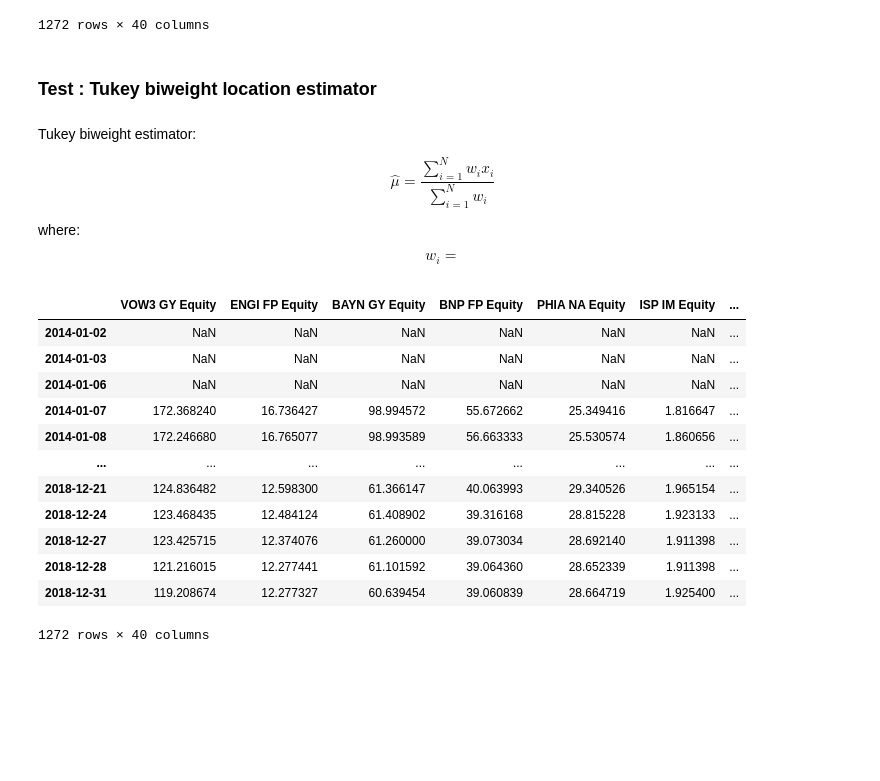
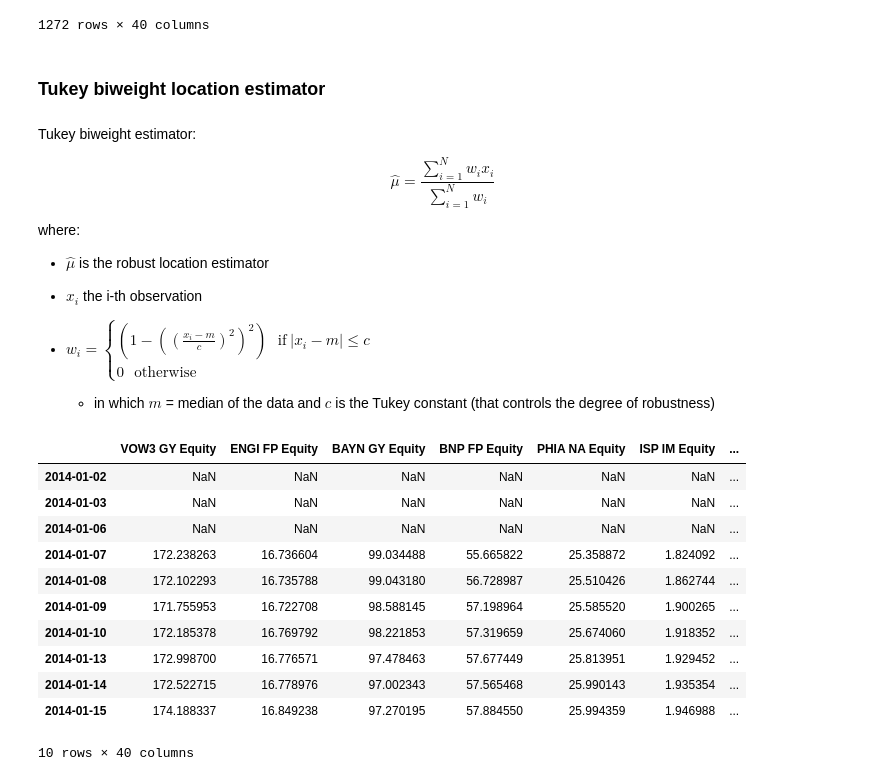
Before and after one commit to tommasograndi/portfolio-opt-with-BiLSTM-stock-preselection, a Jupyter notebook: datapreprocessing.ipynb, the cells around one changed output. Cells and saved outputs as stored; diff of their text form; code cells hidden in the pictures; blank space fills up the shorter version.

```diff
--- a/datapreprocessing.ipynb
+++ b/datapreprocessing.ipynb
@@ -248,7 +256,7 @@ display(huber_estimates)
 # %%
 ### plot original series (for 1 stock) with location ts using different windows (pick the one with less variability)
 # %% [markdown]
-### Test : Tukey biweight location estimator
+### Tukey biweight location estimator
 # %% [markdown]
 Tukey biweight estimator:
 
@@ -256,4 +264,11 @@ $$ \hat{\mu} = \frac{\sum_{i=1}^N w_i x_i}{\sum_{i=1}^N w_i} $$
 
 where:
 
-$$ w_i =  $$
+- $ \hat{\mu}$ is the robust location estimator
+- $x_i$ the i-th observation
+- $ w_i = \begin{cases}
+(1-((\frac{x_i-m}{c})^2)^2)\ \ \ \text{if} \ |x_i-m| \le c\\
+0 \ \ \ \text{otherwise}
+\end{cases}$
+
+    - in which $m$ = median of the data and $c$ is the Tukey constant (that controls the degree of robustness)
@@ -271,16 +274,0 @@ tukey_estimates = X_close.drop(['Day_of_week'], axis=1).rolling(window=4).apply(
-# %%
-tukey_estimates
-# %% [output]
-|  | VOW3 GY Equity | ENGI FP Equity | BAYN GY Equity | BNP FP Equity | PHIA NA Equity | ISP IM Equity | ... |
-| 2014-01-02 | NaN | NaN | NaN | NaN | NaN | NaN | ... |
-| 2014-01-03 | NaN | NaN | NaN | NaN | NaN | NaN | ... |
-| 2014-01-06 | NaN | NaN | NaN | NaN | NaN | NaN | ... |
-| 2014-01-07 | 172.368240 | 16.736427 | 98.994572 | 55.672662 | 25.349416 | 1.816647 | ... |
-| 2014-01-08 | 172.246680 | 16.765077 | 98.993589 | 56.663333 | 25.530574 | 1.860656 | ... |
-| ... | ... | ... | ... | ... | ... | ... | ... |
-| 2018-12-21 | 124.836482 | 12.598300 | 61.366147 | 40.063993 | 29.340526 | 1.965154 | ... |
-| 2018-12-24 | 123.468435 | 12.484124 | 61.408902 | 39.316168 | 28.815228 | 1.923133 | ... |
-| 2018-12-27 | 123.425715 | 12.374076 | 61.260000 | 39.073034 | 28.692140 | 1.911398 | ... |
-| 2018-12-28 | 121.216015 | 12.277441 | 61.101592 | 39.064360 | 28.652339 | 1.911398 | ... |
-| 2018-12-31 | 119.208674 | 12.277327 | 60.639454 | 39.060839 | 28.664719 | 1.925400 | ... |
-1272 rows × 40 columns
@@ -286,0 +280,15 @@ tukey_estimates
+# %%
+tukey_estimates.head(10)
+# %% [output]
+|  | VOW3 GY Equity | ENGI FP Equity | BAYN GY Equity | BNP FP Equity | PHIA NA Equity | ISP IM Equity | ... |
+| 2014-01-02 | NaN | NaN | NaN | NaN | NaN | NaN | ... |
+| 2014-01-03 | NaN | NaN | NaN | NaN | NaN | NaN | ... |
+| 2014-01-06 | NaN | NaN | NaN | NaN | NaN | NaN | ... |
+| 2014-01-07 | 172.238263 | 16.736604 | 99.034488 | 55.665822 | 25.358872 | 1.824092 | ... |
+| 2014-01-08 | 172.102293 | 16.735788 | 99.043180 | 56.728987 | 25.510426 | 1.862744 | ... |
+| 2014-01-09 | 171.755953 | 16.722708 | 98.588145 | 57.198964 | 25.585520 | 1.900265 | ... |
+| 2014-01-10 | 172.185378 | 16.769792 | 98.221853 | 57.319659 | 25.674060 | 1.918352 | ... |
+| 2014-01-13 | 172.998700 | 16.776571 | 97.478463 | 57.677449 | 25.813951 | 1.929452 | ... |
+| 2014-01-14 | 172.522715 | 16.778976 | 97.002343 | 57.565468 | 25.990143 | 1.935354 | ... |
+| 2014-01-15 | 174.188337 | 16.849238 | 97.270195 | 57.884550 | 25.994359 | 1.946988 | ... |
+10 rows × 40 columns
```
Also changed, not shown: parts of 7 cells of this notebook.
